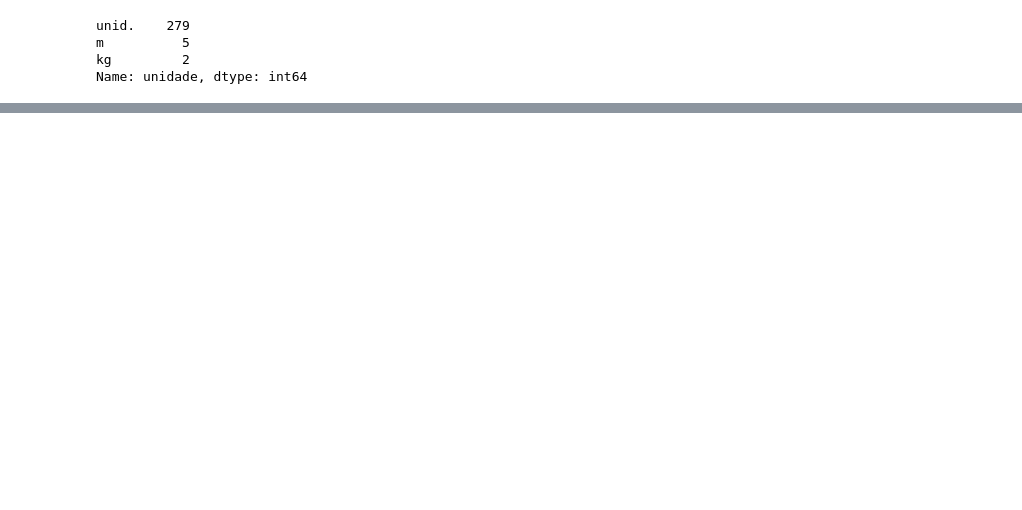
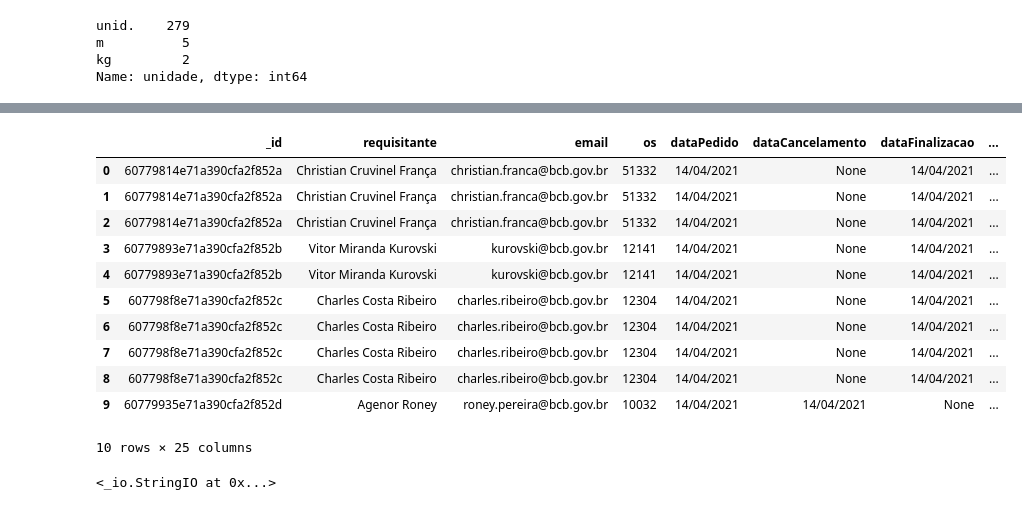
Before and after one commit to ChristianCFranca/DemapSM-backend, a Jupyter notebook: Testes.ipynb, the cells around one changed output, grey strips where cells are left out. Drawn from its saved outputs; the diff is of its cells as text; code cells hidden in the pictures; blank space fills up the shorter version.

```diff
--- a/Testes.ipynb
+++ b/Testes.ipynb
@@ -257,0 +255,3 @@ pedido_id
+# %%
+all_data = getPedidos()
+all_data
@@ -257,0 +278,48 @@ pedido_id
+# %%
+df = pd.DataFrame.from_records(all_data)
+
+def getCorrectDF(df):
+    new_df = pd.DataFrame(columns=df.drop('items', axis=1).rename({'quantidade': 'quantidadeDeItens'}, axis=1).columns.tolist() +
+                          ['item_id'] +
+                          list(df['items'][0][0].keys())) # Dataframe vazio
+
+    j = 0
+    for i, row in df.iterrows():
+        item_id = 0
+        cols_from_original = df.iloc[i].drop('items').rename({'quantidade': 'quantidadeDeItens'}, axis=1).to_dict() # Tendo a base de repetição
+        cols_from_original['_id'] = str(cols_from_original['_id']) # Transforma aquele _id pro formato string
+        for item in row['items']: # item é um dict
+            cols_from_original.update(item) # Atualizamos todas as colunas do original com as novas colunas do item
+            item = pd.Series(cols_from_original)
+            item['item_id'] = item_id
+
+            new_df.loc[j] = item
+
+            j += 1
+            item_id += 1
+
+    int_cols = ['statusStep', 'item_id', 'quantidadeDeItens']
+    bool_cols = ['active', 'aprovadoAssistente', 'aprovadoFiscal', 'almoxarifadoPossui']
+    float_cols = ['quantidade']
+
+    new_df[int_cols] = new_df[int_cols].astype('int64')
+    new_df[bool_cols] = new_df[bool_cols].astype('boolean')
+    new_df[float_cols] = new_df[float_cols].astype('float')
+
+    return new_df
+
+df = getCorrectDF(df)
+df
+# %% [output]
+|  | _id | requisitante | email | os | dataPedido | dataCancelamento | dataFinalizacao | ... |
+| 0 | 60779814e71a390cfa2f852a | Christian Cruvinel França | christian.franca@bcb.gov.br | 51332 | 14/04/2021 | None | 14/04/2021 | ... |
+| 1 | 60779814e71a390cfa2f852a | Christian Cruvinel França | christian.franca@bcb.gov.br | 51332 | 14/04/2021 | None | 14/04/2021 | ... |
+| 2 | 60779814e71a390cfa2f852a | Christian Cruvinel França | christian.franca@bcb.gov.br | 51332 | 14/04/2021 | None | 14/04/2021 | ... |
+| 3 | 60779893e71a390cfa2f852b | Vitor Miranda Kurovski | kurovski@bcb.gov.br | 12141 | 14/04/2021 | None | 14/04/2021 | ... |
+| 4 | 60779893e71a390cfa2f852b | Vitor Miranda Kurovski | kurovski@bcb.gov.br | 12141 | 14/04/2021 | None | 14/04/2021 | ... |
+| 5 | 607798f8e71a390cfa2f852c | Charles Costa Ribeiro | charles.ribeiro@bcb.gov.br | 12304 | 14/04/2021 | None | 14/04/2021 | ... |
+| 6 | 607798f8e71a390cfa2f852c | Charles Costa Ribeiro | charles.ribeiro@bcb.gov.br | 12304 | 14/04/2021 | None | 14/04/2021 | ... |
+| 7 | 607798f8e71a390cfa2f852c | Charles Costa Ribeiro | charles.ribeiro@bcb.gov.br | 12304 | 14/04/2021 | None | 14/04/2021 | ... |
+| 8 | 607798f8e71a390cfa2f852c | Charles Costa Ribeiro | charles.ribeiro@bcb.gov.br | 12304 | 14/04/2021 | None | 14/04/2021 | ... |
+| 9 | 60779935e71a390cfa2f852d | Agenor Roney | roney.pereira@bcb.gov.br | 10032 | 14/04/2021 | 14/04/2021 | None | ... |
+10 rows × 25 columns
@@ -257,0 +328,4 @@ pedido_id
+# %%
+StringIO('alou.csv')
+# %% [output]
+<_io.StringIO at 0x...>
```
Also changed, not shown: parts of 15 cells of this notebook, 7 other files.
